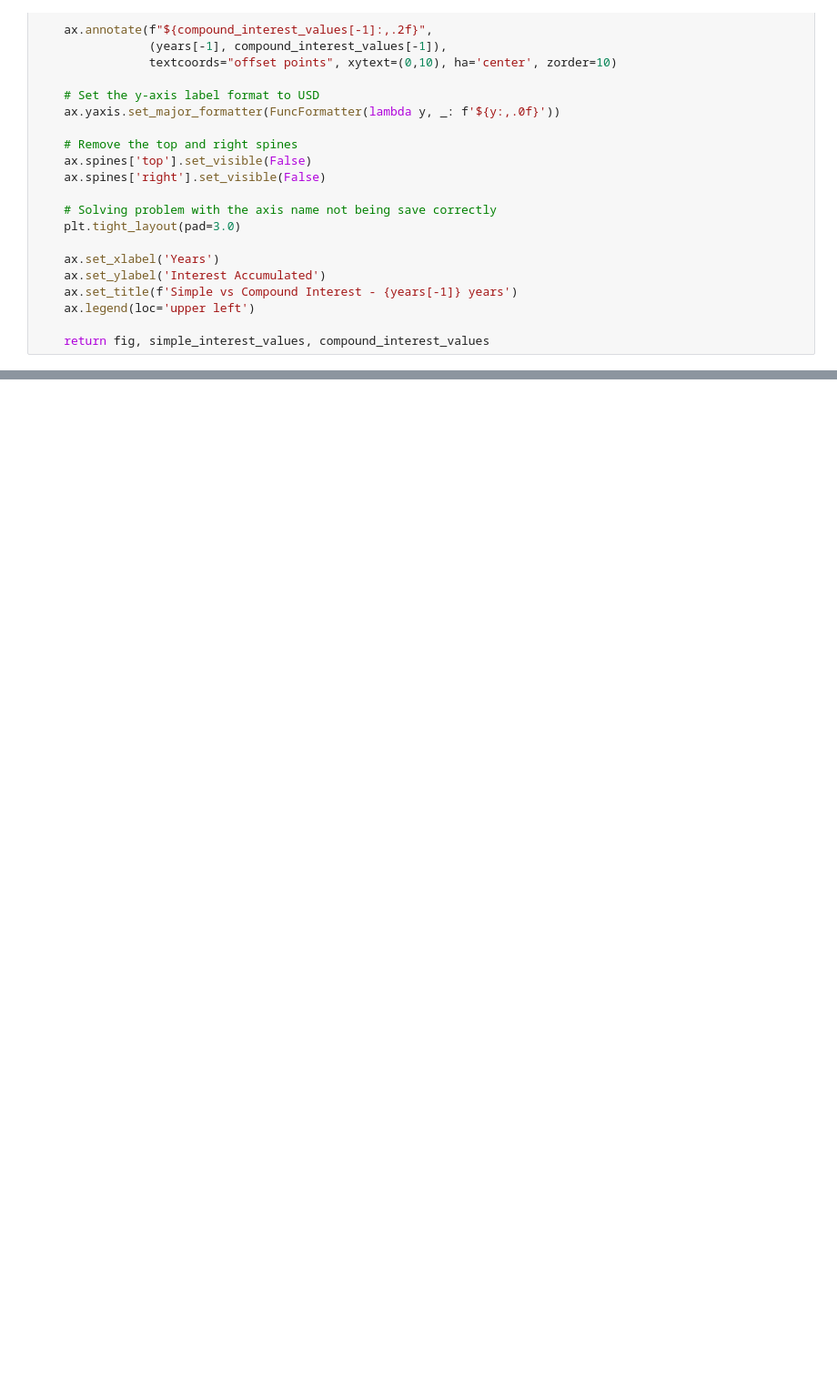
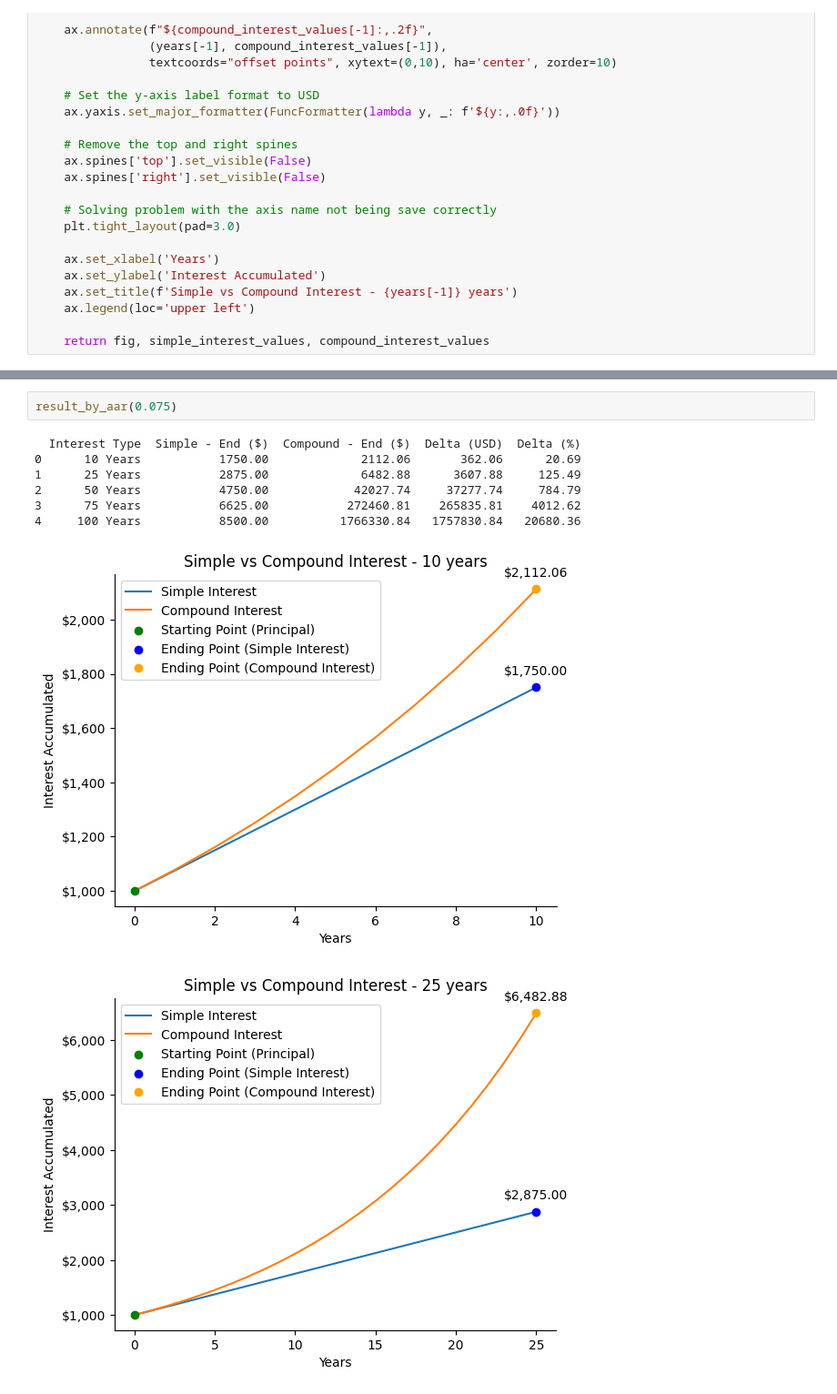
Before and after one commit to francesco-foresti/Compound-Interest-and-Simple-Interest-when-it-make-an-impact, a Jupyter notebook: main.ipynb, the cells around one changed output, grey strips where cells are left out. Shown at 91% size. Cells and saved outputs as stored; diff of their text form; blank space fills up the shorter version.

```diff
--- a/main.ipynb
+++ b/main.ipynb
@@ -111,0 +126,11 @@ print(df)
+# %%
+result_by_aar(0.075)
+# %% [output]
+  Interest Type  Simple - End ($)  Compound - End ($)  Delta (USD)  Delta (%)
+0      10 Years           1750.00             2112.06       362.06      20.69
+1      25 Years           2875.00             6482.88      3607.88     125.49
+2      50 Years           4750.00            42027.74     37277.74     784.79
+3      75 Years           6625.00           272460.81    265835.81    4012.62
+4     100 Years           8500.00          1766330.84   1757830.84   20680.36
+[figure, added]
+[figure, added]
```
Also changed, not shown: parts of 7 cells of this notebook, 5 other files.
